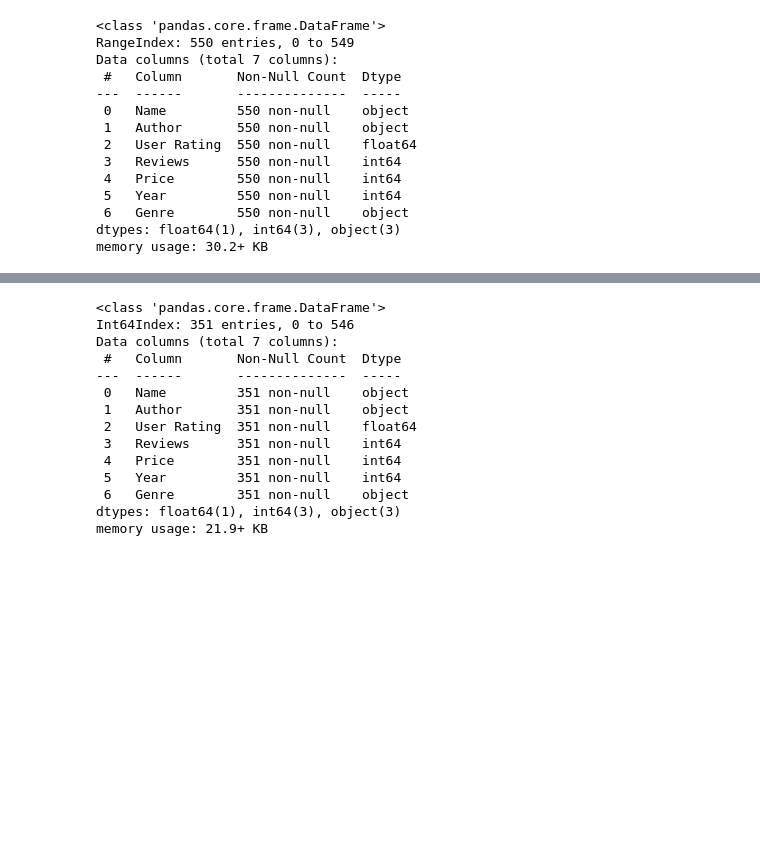
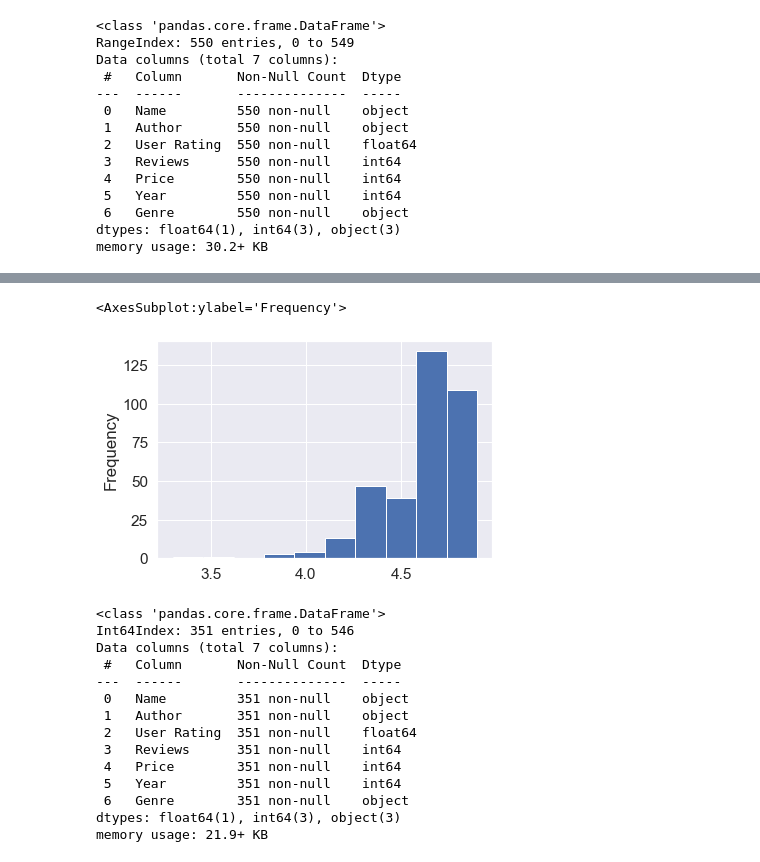
Before and after one commit to louisbemberg/machine-learning-workshop, a Jupyter notebook: 01_amazon_bestselling_books/louis_stats/amazon_statistics_louis.ipynb, the cells around one changed output, grey strips where cells are left out. Drawn from its saved outputs; the diff is of its cells as text; code cells hidden in the pictures; blank space fills up the shorter version.

```diff
--- a/01_amazon_bestselling_books/louis_stats/amazon_statistics_louis.ipynb
+++ b/01_amazon_bestselling_books/louis_stats/amazon_statistics_louis.ipynb
@@ -47,3 +66,8 @@ books.head(20)
+# %%
+books['User Rating'].plot(kind='hist')
+# %% [output]
+<AxesSubplot:ylabel='Frequency'>
+[figure, added]
 # %%
 # Do we have any duplicate data? Let's remove books with identical author & title
 books = books.drop_duplicates(subset=['Name', 'Author'], keep='first')
```
Also changed, not shown: parts of 14 cells of this notebook.
